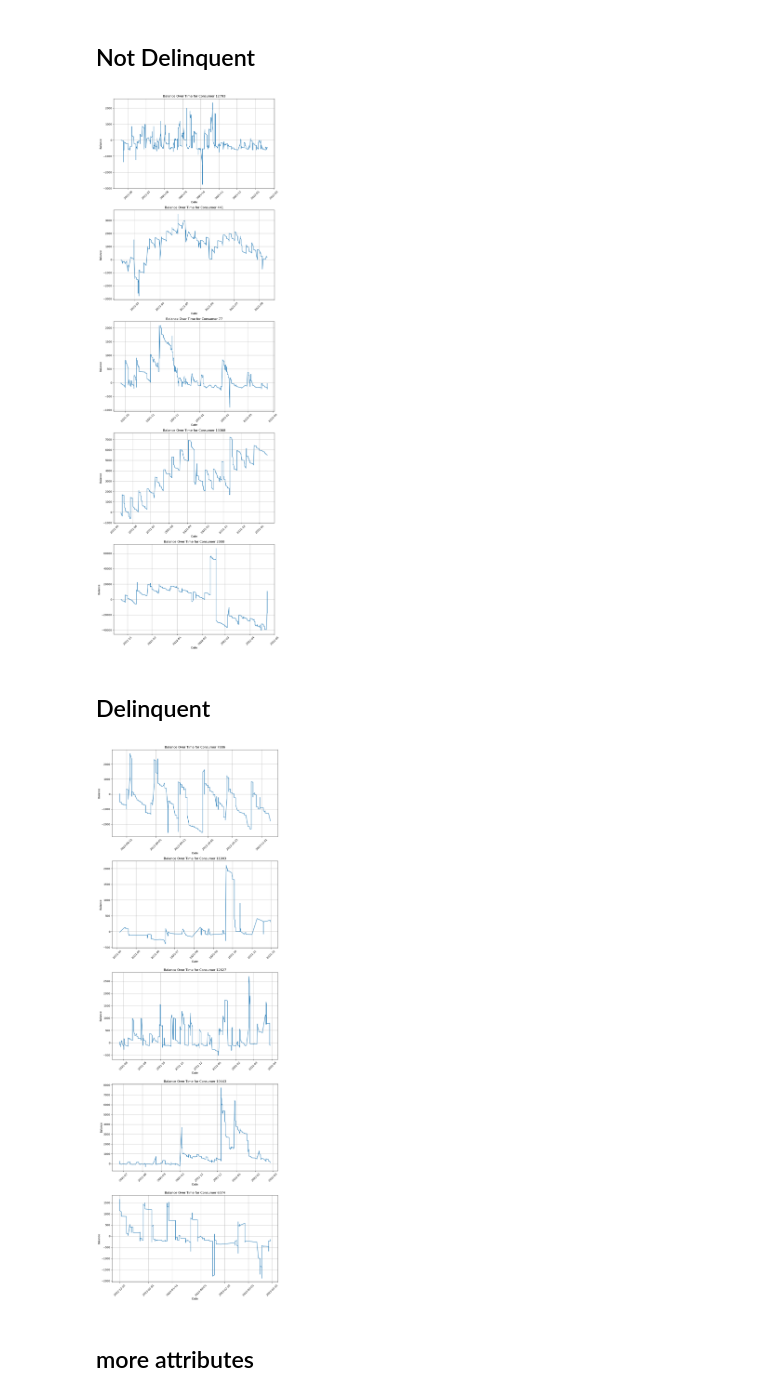
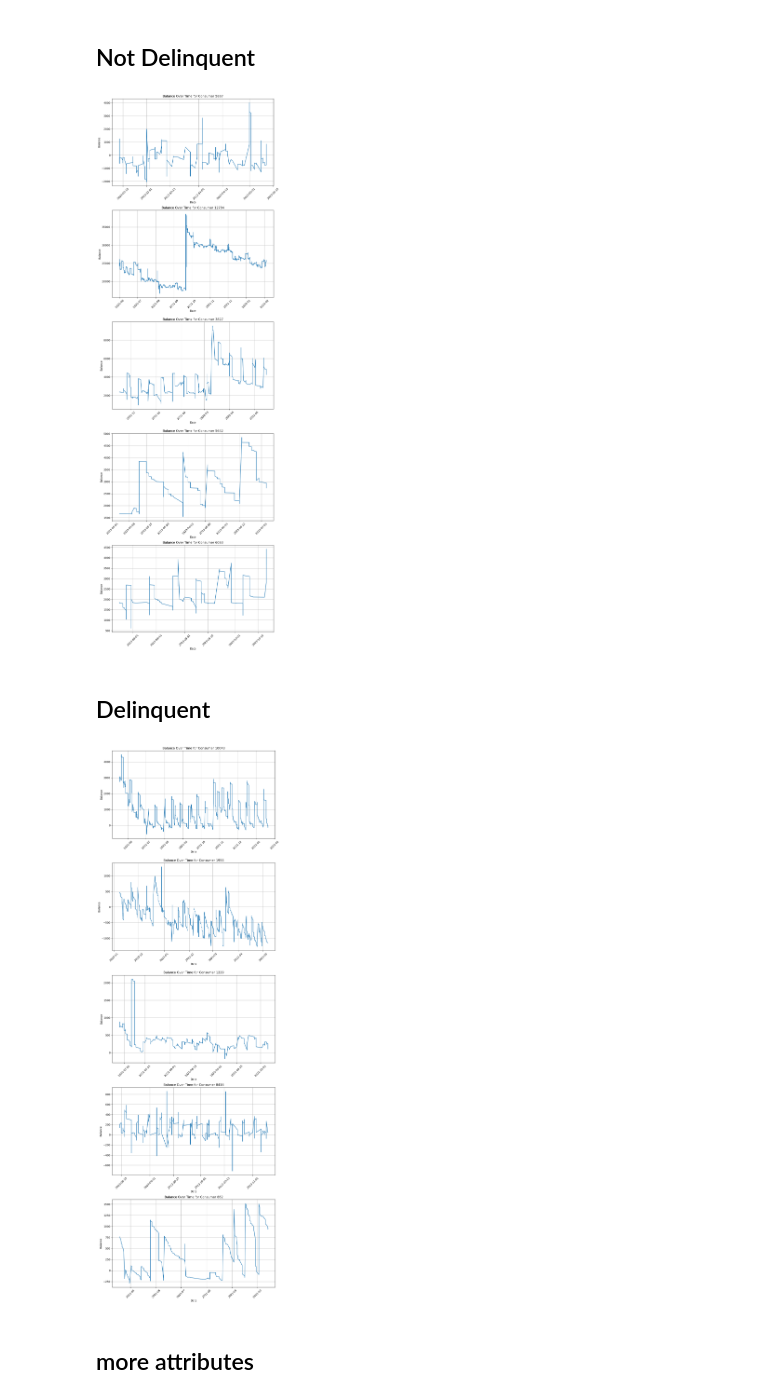
Before and after one commit to hillarychang/dsc180b-capstone-q2, a Jupyter notebook: src/notebooks/kurumi_q2_eda.ipynb, the cells around one changed output. Cells and saved outputs as stored; diff of their text form; code cells hidden in the pictures.

Commit message:
fix plot + new feature

```diff
--- a/src/notebooks/kurumi_q2_eda.ipynb
+++ b/src/notebooks/kurumi_q2_eda.ipynb
@@ -290,0 +302,3 @@ trans_pattern.head()
+# %%
+balance_trans = trans_pattern.merge(total_balance, on="prism_consumer_id")
+balance_trans
@@ -290,0 +319,5 @@ trans_pattern.head()
+# %%
+test = balance_trans.sort_values(by='posted_date')
+date = test['balance_date'][0]
+print(date)
+test[test['posted_date'] < date][::-1]
@@ -349,21 +425,41 @@ def plot_balance_separate_axis(df, n, dq):
 
         # Sort by posted_date
         consumer_data = consumer_data.sort_values(by='posted_date')
+        balance_date = consumer_data['balance_date'].min()
 
         # Initialize balance
-        balance = 0
-        balances = [balance]  # List to hold balance values over time
+        balance_before = consumer_data['balance'].min()
+        balance_after = consumer_data['balance'].min()
+        # List to hold balance values over time
+        balances_before = []
+        balances_after = []
+
+        # before balance
+        before_df = consumer_data[consumer_data['posted_date'] < date][::-1]
 
         # Calculate the balance for each transaction
-        for _, row in consumer_data.iterrows():
+        for _, row in before_df.iterrows():
             if row['credit_or_debit'] == 'CREDIT':
-                balance += row['amount']
+                balance_before -= row['amount']
             elif row['credit_or_debit'] == 'DEBIT':
-                balance -= row['amount']
-            balances.append(balance)
+                balance_before += row['amount']
+            balances_before.append(balance_before)
+
+        # after balance
+        after_df = consumer_data[consumer_data['posted_date'] >= date]
+
+        # Calculate the balance for each transaction
+        for _, row in after_df.iterrows():
+            if row['credit_or_debit'] == 'CREDIT':
+                balance_after += row['amount']
+            elif row['credit_or_debit'] == 'DEBIT':
+                balance_after -= row['amount']
+            balances_after.append(balance_after)
+
+        balance_trend = balances_before[::-1] + balances_after
 
         # Plot the balance for this consumer in their respective subplot
-        axes[i].plot(consumer_data['posted_date'], balances[1:], label=f'Consumer {consumer}')
+        axes[i].plot(consumer_data['posted_date'], balance_trend, label=f'Consumer {consumer}')
         axes[i].set_xlabel('Date')
         axes[i].set_ylabel('Balance')
         axes[i].set_title(f'Balance Over Time for Consumer {consumer}')
@@ -376,15 +472,15 @@ def plot_balance_separate_axis(df, n, dq):
 # %% [markdown]
 ## Not Delinquent
 # %%
-plot_balance_separate_axis(trans_pattern, n=5, dq=0)
+plot_balance_separate_axis(balance_trans, n=5, dq=0)
 # %% [output]
-[figure, old version]
+[figure, new version]
 # %% [markdown]
 ## Delinquent
 # %%
-plot_balance_separate_axis(trans_pattern, n=5, dq=1)
+plot_balance_separate_axis(balance_trans, n=5, dq=1)
 # %% [output]
-[figure, old version]
+[figure, new version]
 # %% [markdown]
 ## more attributes
 # %%
```
Also changed, not shown: parts of 11 cells of this notebook.
